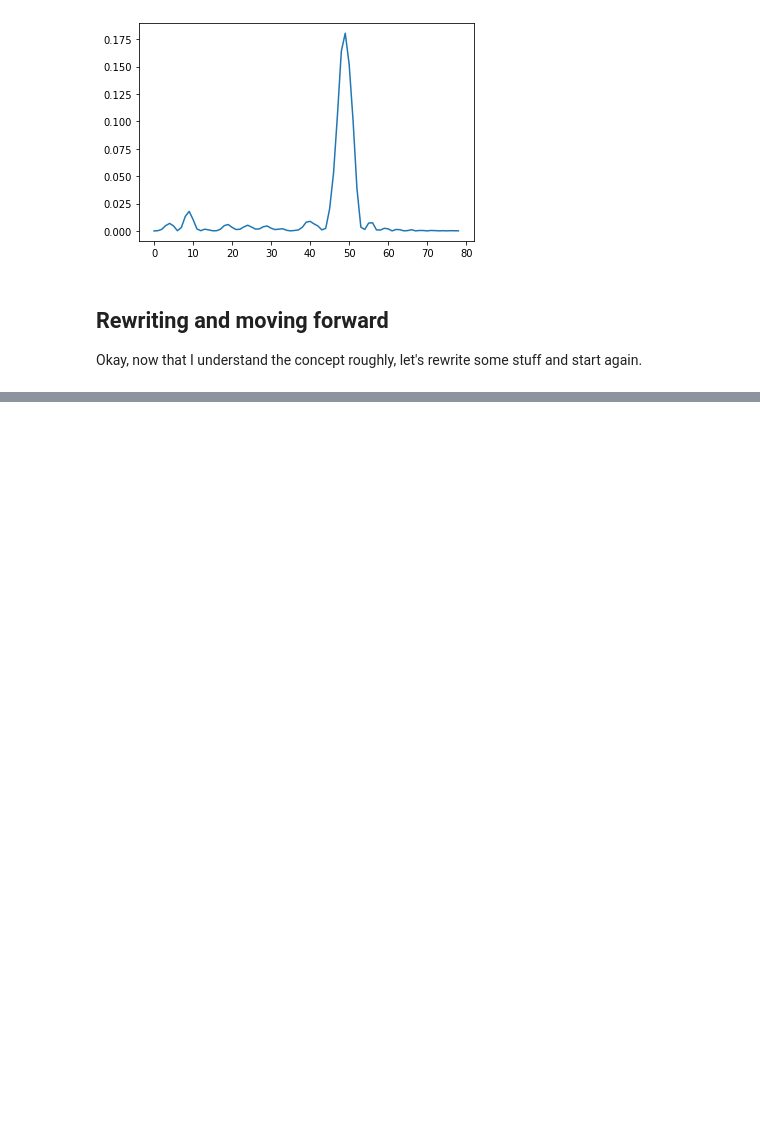
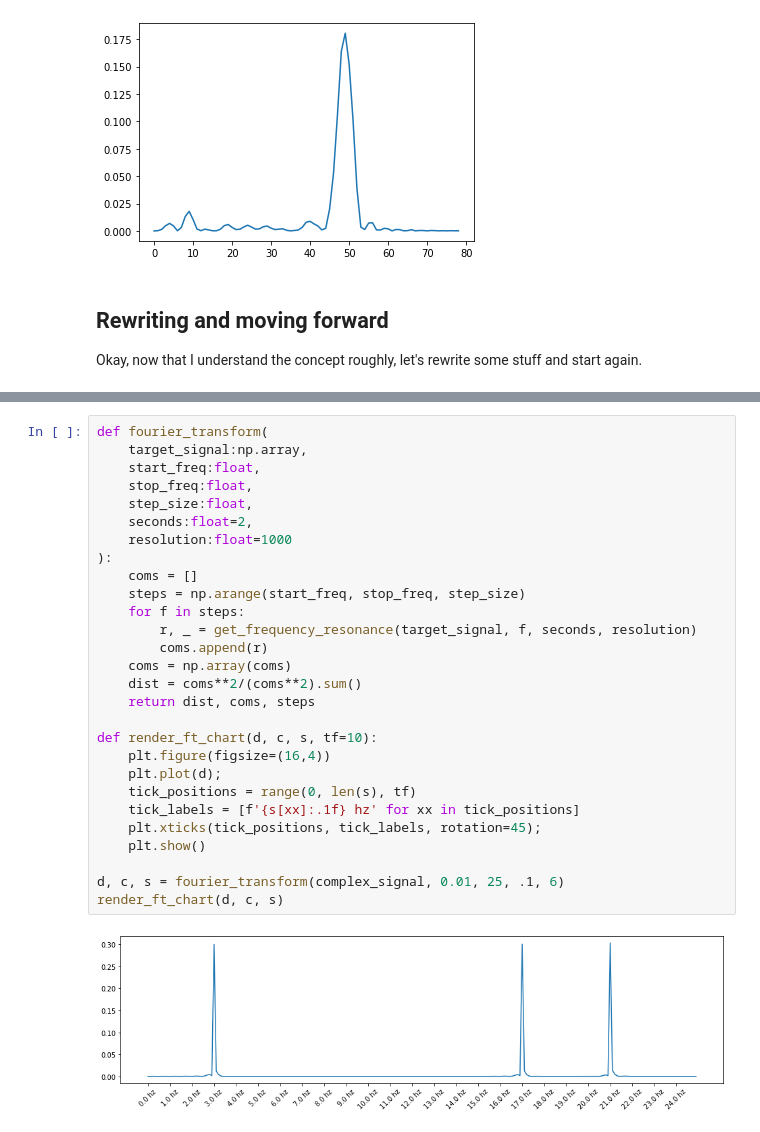
Before and after one commit to pvwoods/elko, a Jupyter notebook: notebooks/ms-stft.ipynb, the cells around one changed output, grey strips where cells are left out. Saved outputs shown, nothing was run; the diff lists cells and outputs as text; blank space fills up the shorter version.

```diff
--- a/notebooks/ms-stft.ipynb
+++ b/notebooks/ms-stft.ipynb
@@ -175,0 +198,30 @@ plt.plot(build_complex_signal([3, 2]))
+# %%
+def fourier_transform(
+    target_signal:np.array,
+    start_freq:float,
+    stop_freq:float,
+    step_size:float,
+    seconds:float=2,
+    resolution:float=1000
+):
+    coms = []
+    steps = np.arange(start_freq, stop_freq, step_size)
+    for f in steps:
+        r, _ = get_frequency_resonance(target_signal, f, seconds, resolution)
+        coms.append(r)
+    coms = np.array(coms)
+    dist = coms**2/(coms**2).sum()
+    return dist, coms, steps
+
+def render_ft_chart(d, c, s, tf=10):
+    plt.figure(figsize=(16,4))
+    plt.plot(d);
+    tick_positions = range(0, len(s), tf)
+    tick_labels = [f'{s[xx]:.1f} hz' for xx in tick_positions]
+    plt.xticks(tick_positions, tick_labels, rotation=45);
+    plt.show()
+
+d, c, s = fourier_transform(complex_signal, 0.01, 25, .1, 6)
+render_ft_chart(d, c, s)
+# %% [output]
+[figure, added]
```
Also changed, not shown: parts of 5 cells of this notebook.
